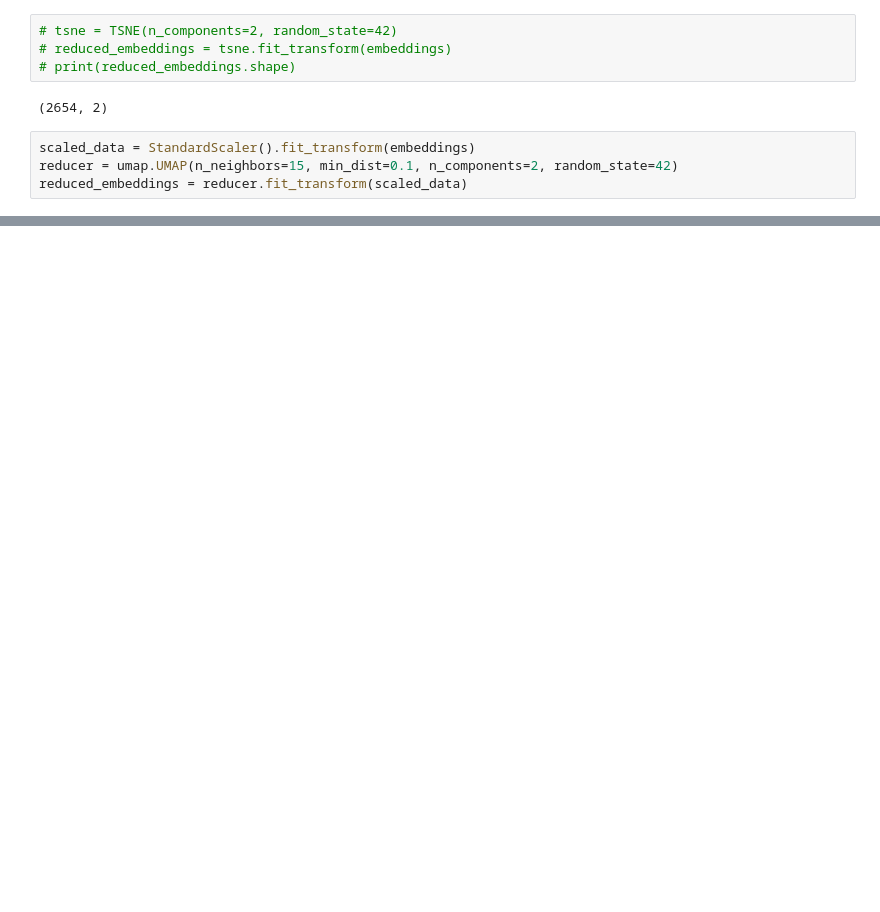
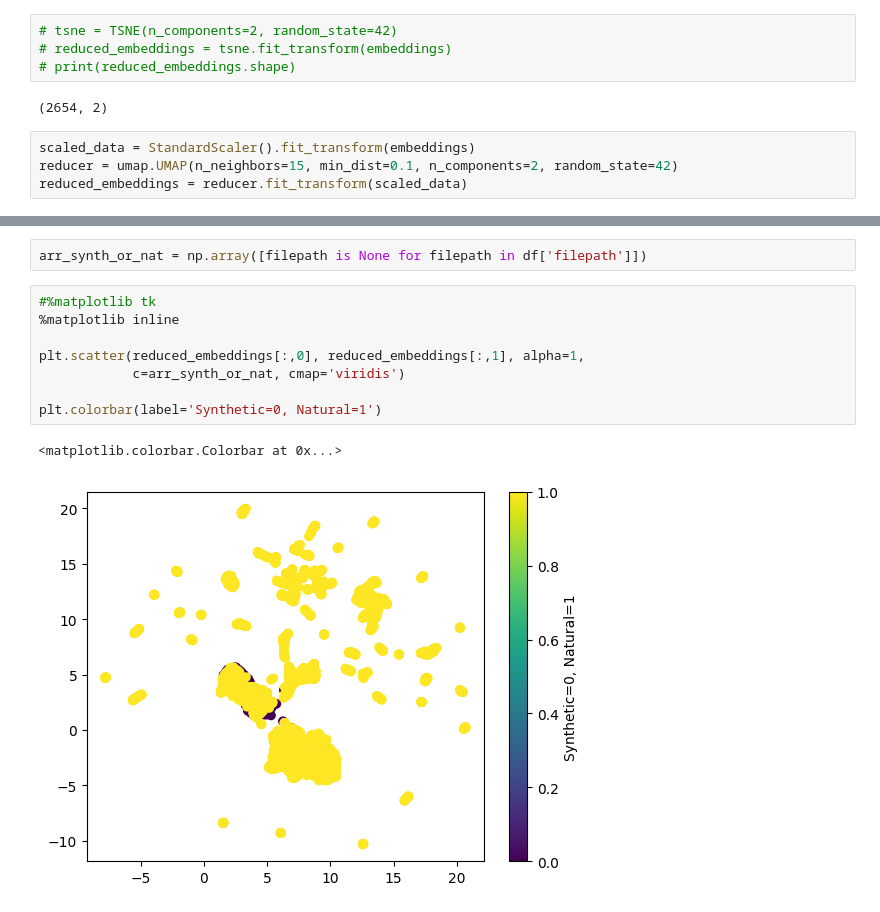
Before and after one commit to julius-2027/cs229_rna_folding, a Jupyter notebook: modular_setup_improved/analyze_embeddings.ipynb, the cells around one changed output, grey strips where cells are left out. Saved outputs shown, nothing was run; the diff lists cells and outputs as text; blank space fills up the shorter version.

```diff
--- a/modular_setup_improved/analyze_embeddings.ipynb
+++ b/modular_setup_improved/analyze_embeddings.ipynb
@@ -61,0 +85,13 @@ plt.colorbar(label='Median Log10 FPT')
+# %%
+arr_synth_or_nat = np.array([filepath is None for filepath in df['filepath']])
+# %%
+#%matplotlib tk
+%matplotlib inline
+
+plt.scatter(reduced_embeddings[:,0], reduced_embeddings[:,1], alpha=1,
+            c=arr_synth_or_nat, cmap='viridis')
+
+plt.colorbar(label='Synthetic=0, Natural=1')
+# %% [output]
+<matplotlib.colorbar.Colorbar at 0x...>
+[figure, added]
```
Also changed, not shown: parts of 37 cells of this notebook, 25 other files.
